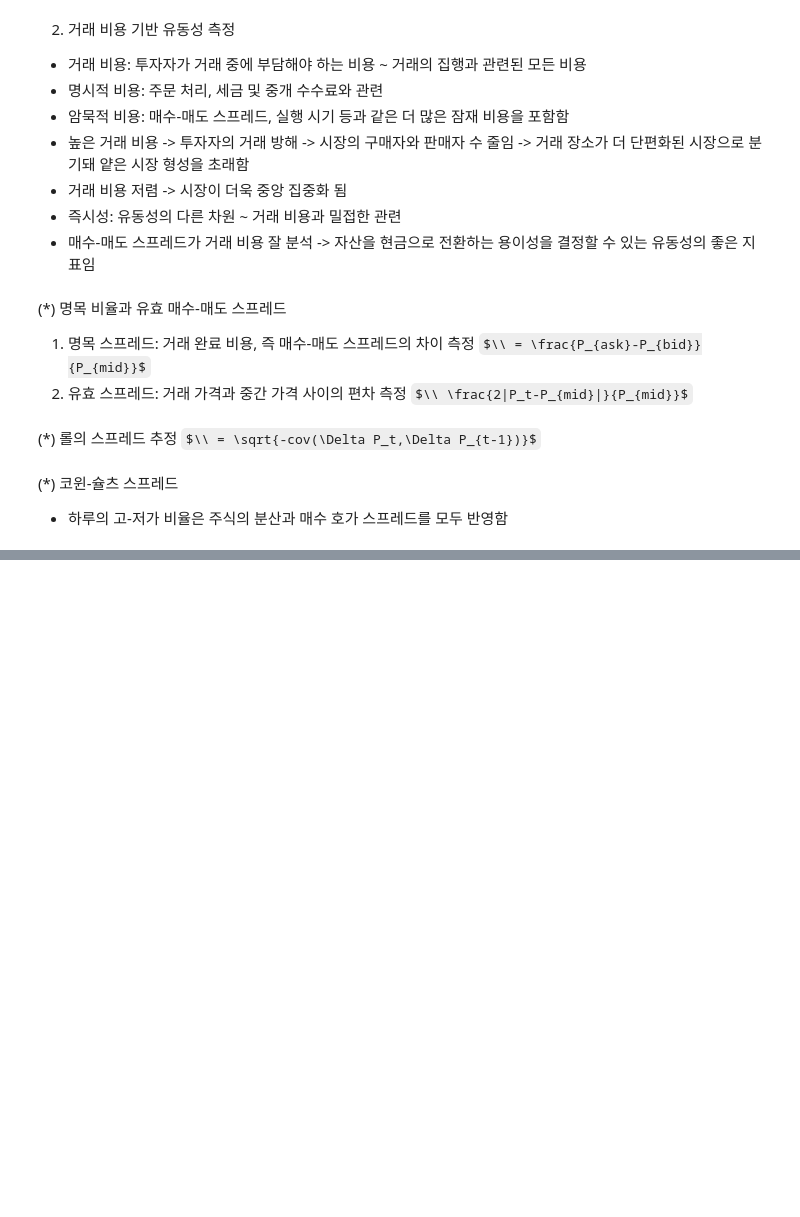
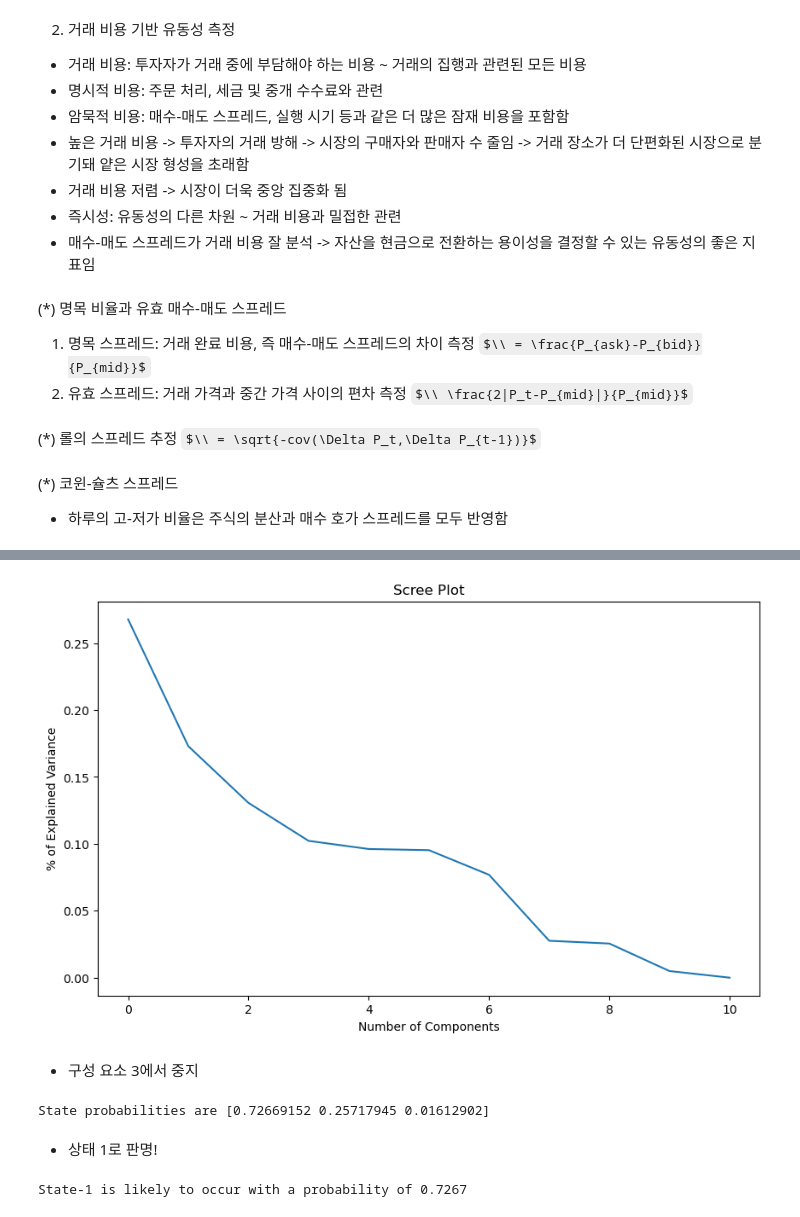
Before and after one commit to serah6057-beep/ML-For-Risk-Management, a Jupyter notebook: Ch7.ipynb, the cells around one changed output, grey strips where cells are left out. Cells and saved outputs as stored; diff of their text form; code cells hidden in the pictures; some formulas as TeX source; blank space fills up the shorter version.

```diff
--- a/Ch7.ipynb
+++ b/Ch7.ipynb
@@ -158,0 +367,15 @@ liq_vol_all['CS_spread']=pd.DataFrame(CS_spread)
+# %%
+from sklearn.decomposition import PCA
+pca=PCA(n_components=11) # 데이터를 설명하는 '새로운 축'을 11개 찾음
+# 주성분 축으로 변환
+components=pca.fit_transform(scaled_liq)
+# 각 주성분이 원본 데이터의 정보를 얼마나 설명하는지
+plt.plot(pca.explained_variance_ratio_)
+plt.title('Scree Plot')
+plt.xlabel('Number of Components')
+plt.ylabel('% of Explained Variance')
+plt.show()
+# %% [output]
+[figure, added]
+# %% [markdown]
+- 구성 요소 3에서 중지
@@ -158,0 +391,20 @@ liq_vol_all['CS_spread']=pd.DataFrame(CS_spread)
+# %%
+state_probs, pca=gmm_pca(scaled_liq, 3)
+print(f'State probabilities are {state_probs.mean(axis=0)}')
+# %% [output]
+State probabilities are [0.72669152 0.25717945 0.01612902]
+# %% [markdown]
+- 상태 1로 판명!
+# %%
+def wpc():
+    state_probs_df=pd.DataFrame(state_probs, columns=['state-1','state-2','state-3'])
+    state_prob_means=[state_probs_df.iloc[:,i].mean() for i in range(len(state_probs_df.columns))]
+    if np.max(state_prob_means)==state_prob_means[0]:
+        print('State-1 is likely to occur with a probability of {:.4f}'.format(state_prob_means[0]))
+    elif np.max(state_prob_means)==state_prob_means[1]:
+        print('State-2 is likely to occur with a probability of {:.4f}'.format(state_prob_means[1]))
+    else:
+        print('State-3 is likely to occur with a probability of {:.4f}'.format(state_prob_means[2]))
+wpc()
+# %% [output]
+State-1 is likely to occur with a probability of 0.7267
```
Also changed, not shown: parts of 30 cells of this notebook.
